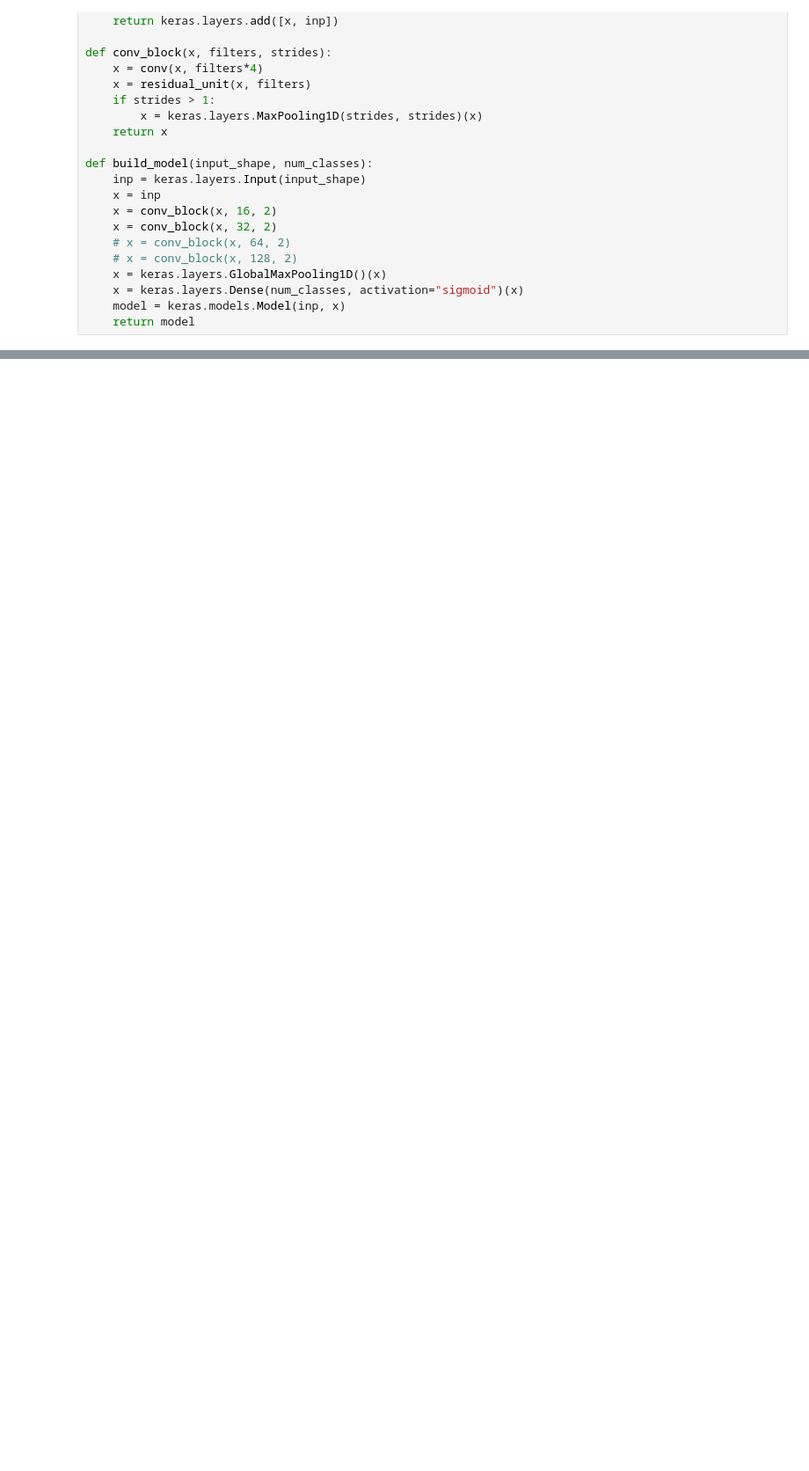
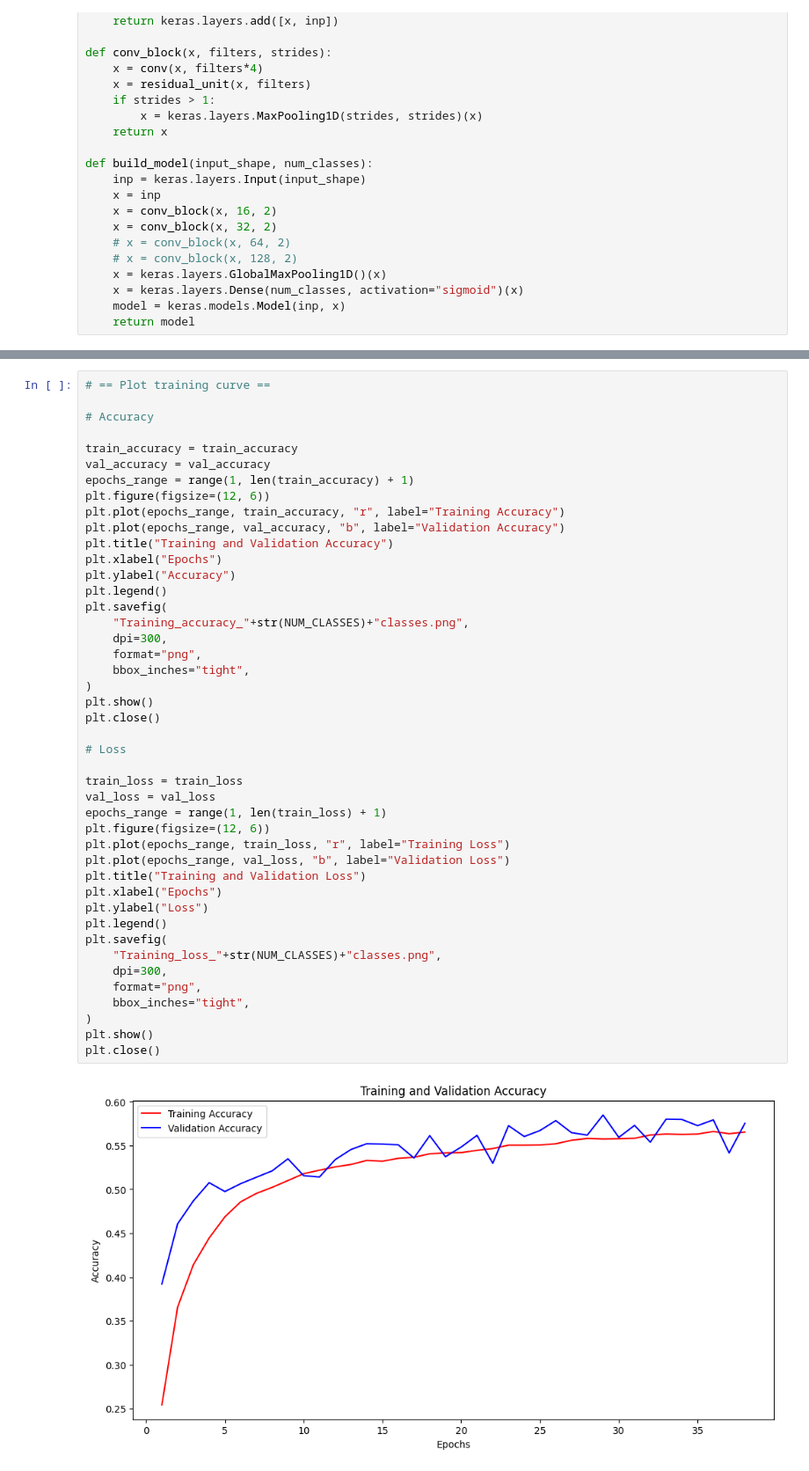
Before and after one commit to KIlian42/Atrial-Fibrillation-Classification-Using-Ensembled-Models, a Jupyter notebook: src/notebooks/Jupiter_notebook_Physionet2021_multilabel_binaryCrossentropy_classification_customLoss_thresholdOptimization.ipynb, the cells around one changed output, grey strips where cells are left out. Shown at 88% size. Saved outputs shown, nothing was run; the diff lists cells and outputs as text; blank space fills up the shorter version.

```diff
--- a/src/notebooks/Jupiter_notebook_Physionet2021_multilabel_binaryCrossentropy_classification_customLoss_thresholdOptimization.ipynb
+++ b/src/notebooks/Jupiter_notebook_Physionet2021_multilabel_binaryCrossentropy_classification_customLoss_thresholdOptimization.ipynb
@@ -825,0 +919,46 @@ model.summary()
+# %%
+# == Plot training curve ==
+
+# Accuracy
+
+train_accuracy = train_accuracy
+val_accuracy = val_accuracy
+epochs_range = range(1, len(train_accuracy) + 1)
+plt.figure(figsize=(12, 6))
+plt.plot(epochs_range, train_accuracy, "r", label="Training Accuracy")
+plt.plot(epochs_range, val_accuracy, "b", label="Validation Accuracy")
+plt.title("Training and Validation Accuracy")
+plt.xlabel("Epochs")
+plt.ylabel("Accuracy")
+plt.legend()
+plt.savefig(
+    "Training_accuracy_"+str(NUM_CLASSES)+"classes.png",
+    dpi=300,
+    format="png",
+    bbox_inches="tight",
+)
+plt.show()
+plt.close()
+
+# Loss
+
+train_loss = train_loss
+val_loss = val_loss
+epochs_range = range(1, len(train_loss) + 1)
+plt.figure(figsize=(12, 6))
+plt.plot(epochs_range, train_loss, "r", label="Training Loss")
+plt.plot(epochs_range, val_loss, "b", label="Validation Loss")
+plt.title("Training and Validation Loss")
+plt.xlabel("Epochs")
+plt.ylabel("Loss")
+plt.legend()
+plt.savefig(
+    "Training_loss_"+str(NUM_CLASSES)+"classes.png",
+    dpi=300,
+    format="png",
+    bbox_inches="tight",
+)
+plt.show()
+plt.close()
+# %% [output]
+[figure, added]
```
Also changed, not shown: parts of 41 cells of this notebook, 4 other files.
